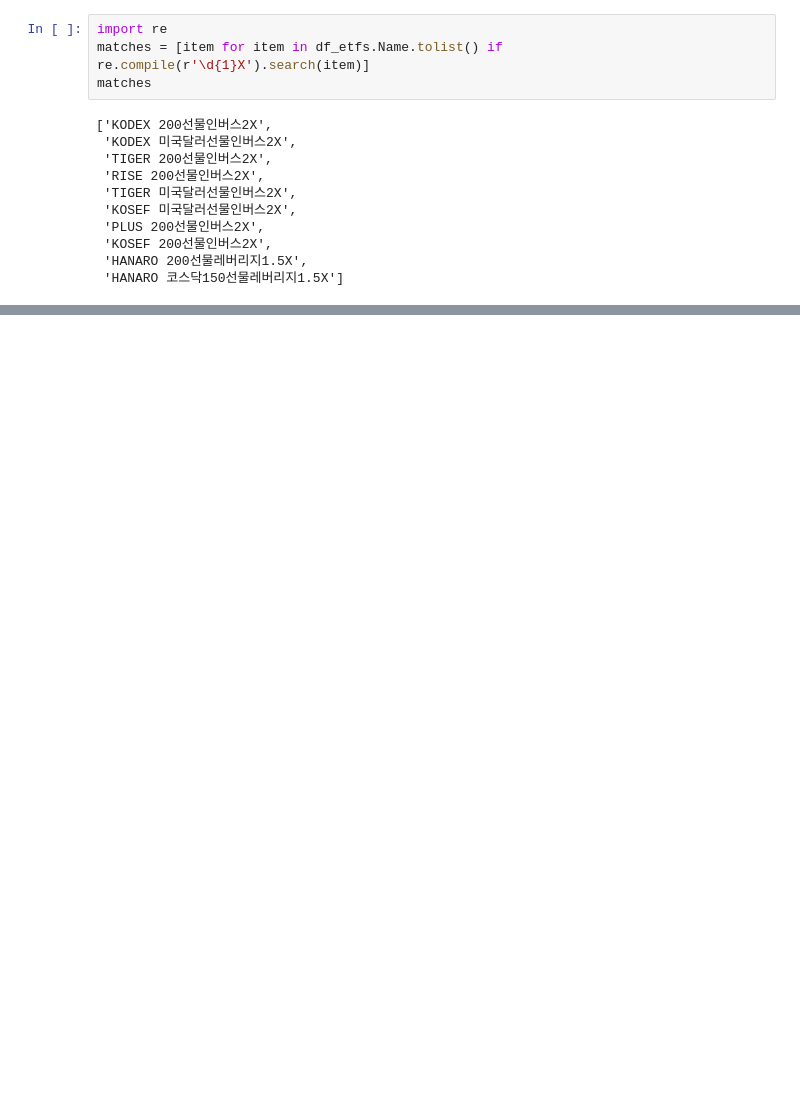
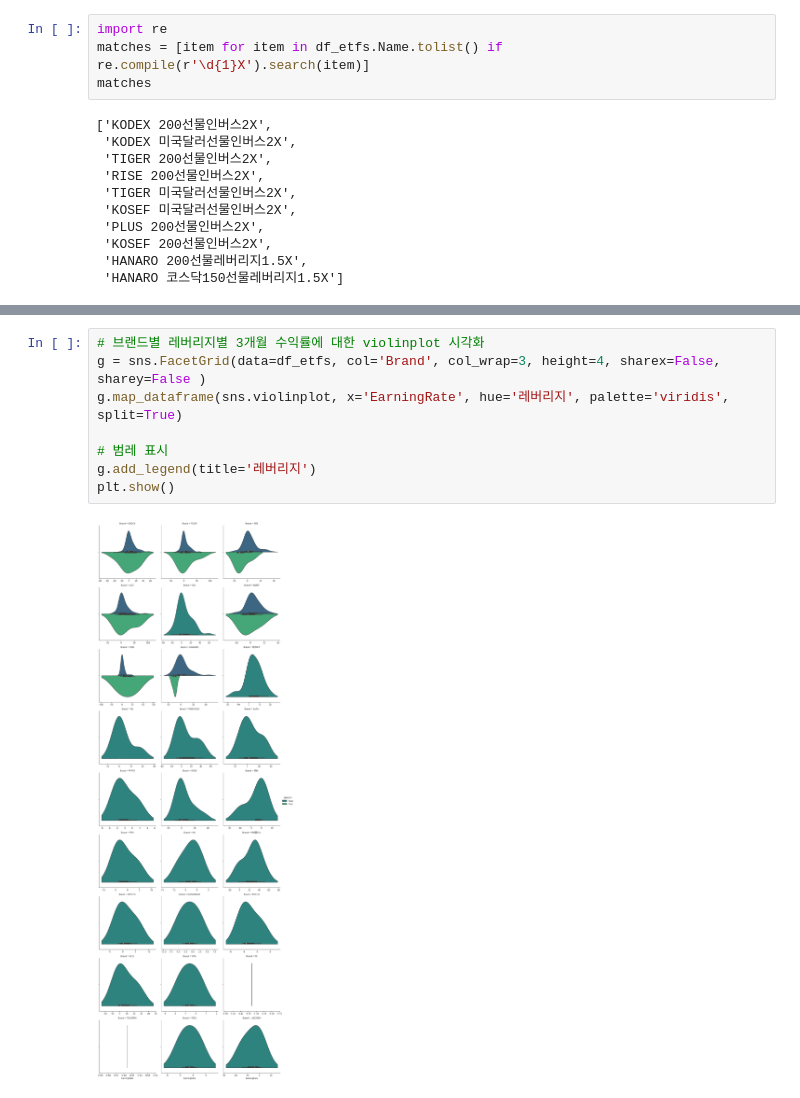
Before and after one commit to sang105kr/kdt_pythonstudy2, a Jupyter notebook: stock/stock_analysis_7(국내ETF시각화2).ipynb, the cells around one changed output, grey strips where cells are left out. Cells and saved outputs as stored; diff of their text form; blank space fills up the shorter version.

```diff
--- a/stock/stock_analysis_7(국내ETF시각화2).ipynb
+++ b/stock/stock_analysis_7(국내ETF시각화2).ipynb
@@ -309,0 +338,10 @@ sns.boxplot(data=df_etfs, x='EarningRate', y='Brand', hue='레버리지')
+# %%
+# 브랜드별 레버리지별 3개월 수익률에 대한 violinplot 시각화
+g = sns.FacetGrid(data=df_etfs, col='Brand', col_wrap=3, height=4, sharex=False, sharey=False )
+g.map_dataframe(sns.violinplot, x='EarningRate', hue='레버리지', palette='viridis', split=True)
+
+# 범레 표시
+g.add_legend(title='레버리지')
+plt.show()
+# %% [output]
+[figure, added]
```
Also changed, not shown: parts of 39 cells of this notebook, 10 other files.
